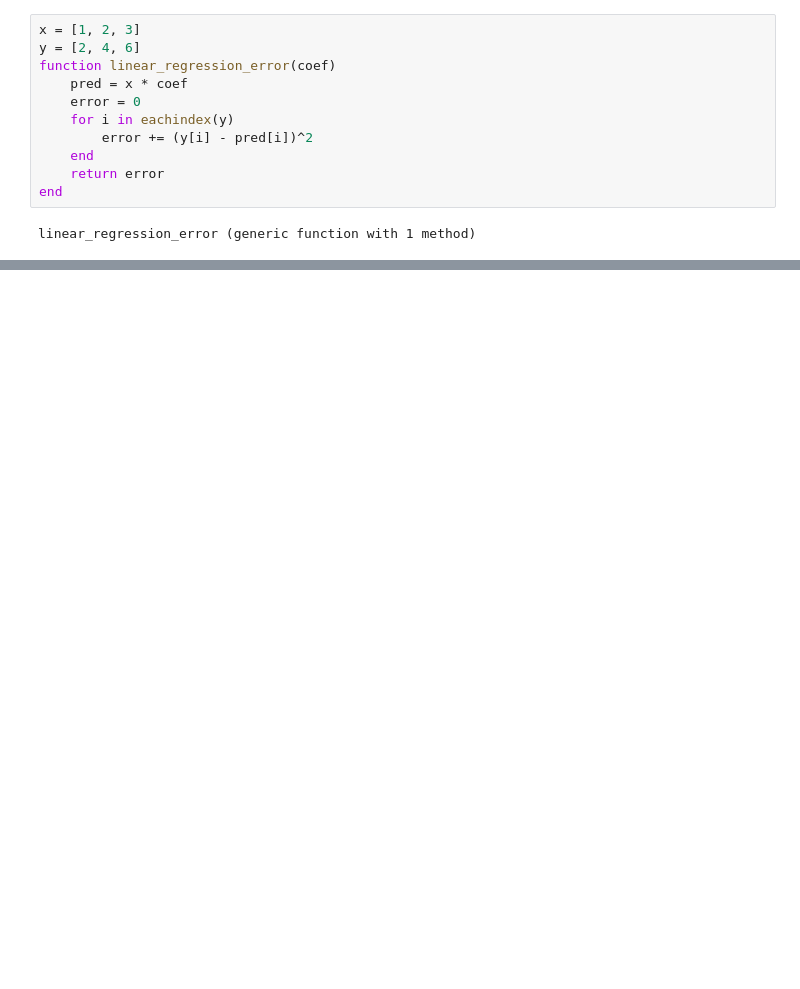
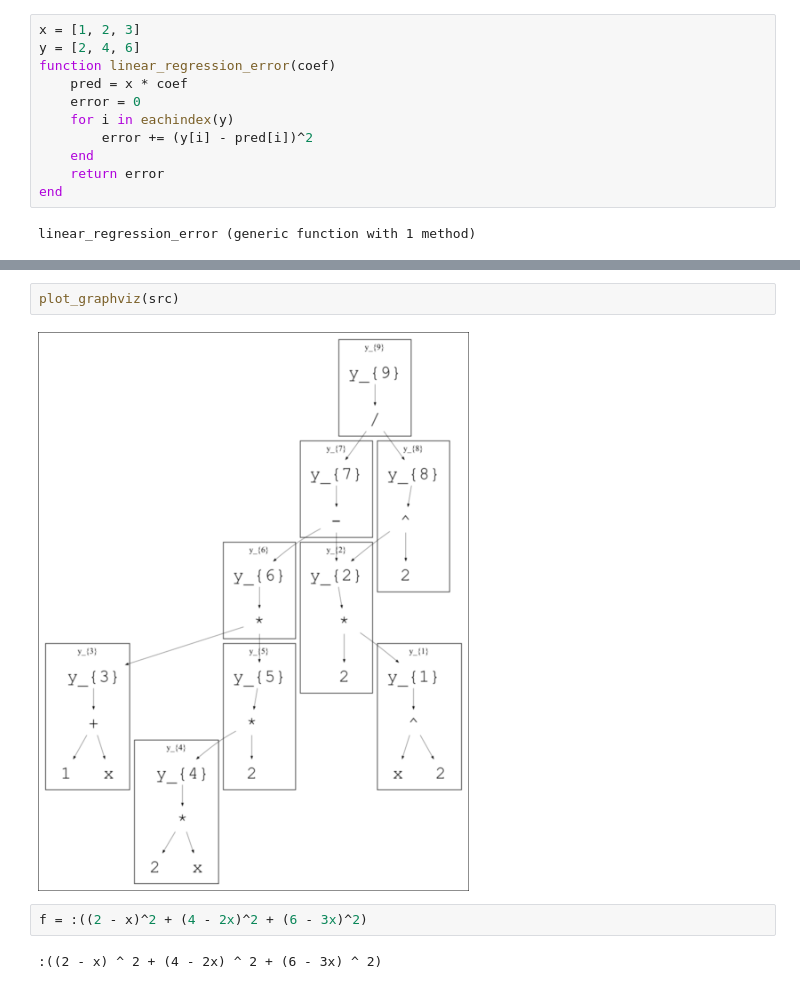
Before and after one commit to abap34/juliatokyo11, a Jupyter notebook: src/symboloc_diff.ipynb, the cells around one changed output, grey strips where cells are left out. Saved outputs shown, nothing was run; the diff lists cells and outputs as text; blank space fills up the shorter version.

```diff
--- a/src/symboloc_diff.ipynb
+++ b/src/symboloc_diff.ipynb
@@ -415,0 +534,8 @@ Expr
+# %%
+plot_graphviz(src)
+# %% [output]
+[figure, added]
+# %%
+f = :((2 - x)^2 + (4 - 2x)^2 + (6 - 3x)^2)
+# %% [output]
+:((2 - x) ^ 2 + (4 - 2x) ^ 2 + (6 - 3x) ^ 2)
```
Also changed, not shown: parts of 21 cells of this notebook, 1 other file.
